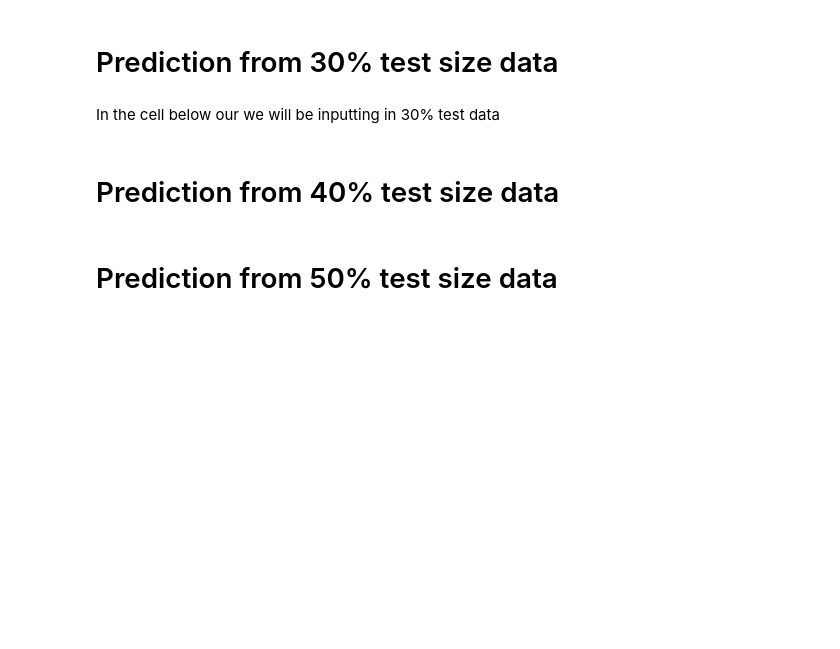
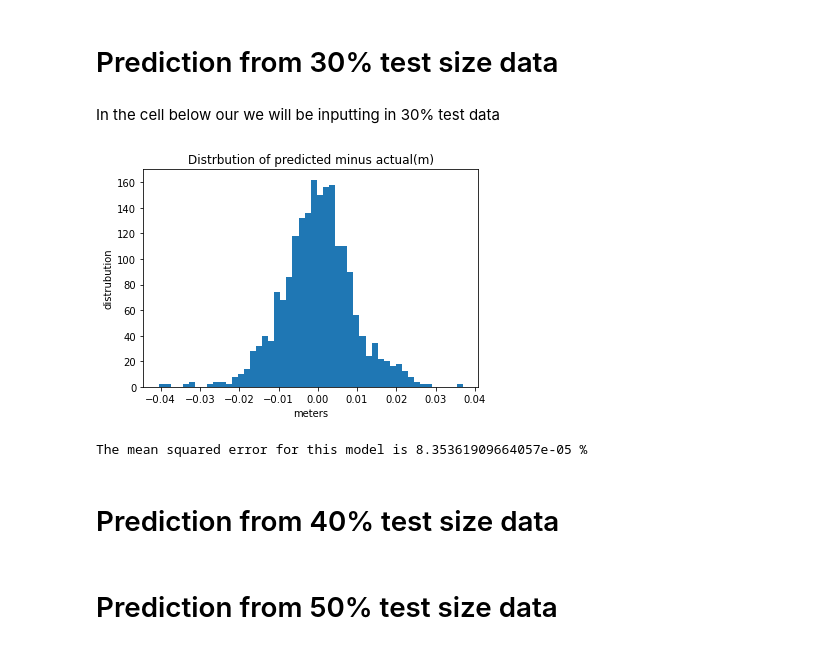
Before and after one commit to mylesm19/Volcanic_Activity_Detection, a Jupyter notebook: EC_01_Volcanic_activity_detection_and_noise_characterization_using_machine learning .ipynb, the cells around one changed output. Cells and saved outputs as stored; diff of their text form; code cells hidden in the pictures; blank space fills up the shorter version.

```diff
--- a/EC_01_Volcanic_activity_detection_and_noise_characterization_using_machine learning .ipynb
+++ b/EC_01_Volcanic_activity_detection_and_noise_characterization_using_machine learning .ipynb
@@ -490,34 +530,37 @@ december_Series_Y = finalDF.iloc[:,19]
 april_Series_X  = finalDF_two.iloc[:,0:19]
 april_Series_Y = finalDF_two.iloc[:,19]
 
-lm.fit(m,december_Series_Y)
+lm.fit(december_Series_X,december_Series_Y)
 y_pred1 = lm.predict(december_Series_X)
 #plt.scatter(n,y_pred1)
 
 #train_test_split_module
 X_train, X_test, y_train, y_test = train_test_split(december_Series_X , december_Series_Y, test_size=0.30,random_state=50)
 model = lm.fit(X_train,y_train)
 model.intercept_
 model.coef_
 
 
 
 
 
 #setting the prediciton variable
 
 april_Prediction = model.predict(april_Series_X )
 
 #Distrubution of Errors pred vs actual
 plt.hist(april_Prediction-april_Series_Y,bins = 50)
 plt.xlabel("meters")
 plt.ylabel("distrubution")
 plt.title("Distrbution of predicted minus actual(m)")
 plt.show()
 
 #Displaying Mean Squared Error
 twenty_MSE = mean_squared_error(april_Series_Y,april_Prediction)
 print("The mean squared error for this model is",twenty_MSE,"%")
+# %% [output]
+[figure, added]
+The mean squared error for this model is 8.35361909664057e-05 %
 # %% [markdown]
 # Prediction from 40% test size data
 # %%
```
Also changed, not shown: parts of 14 cells of this notebook.
